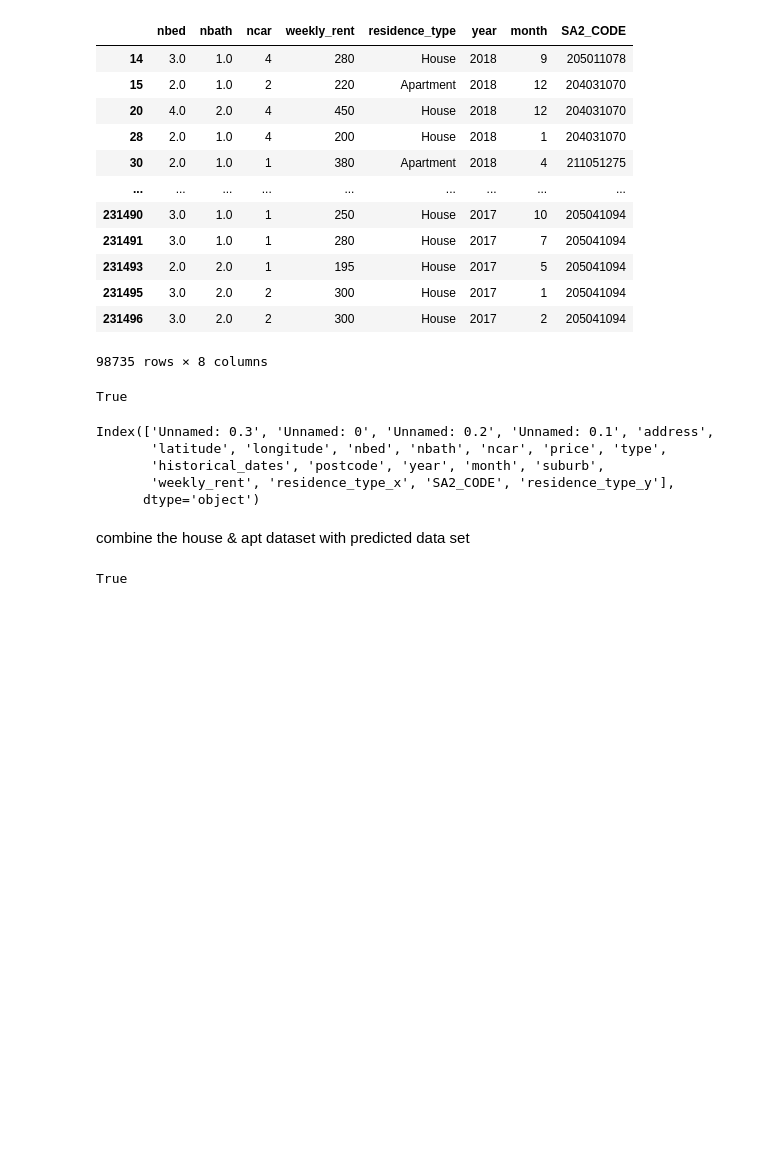
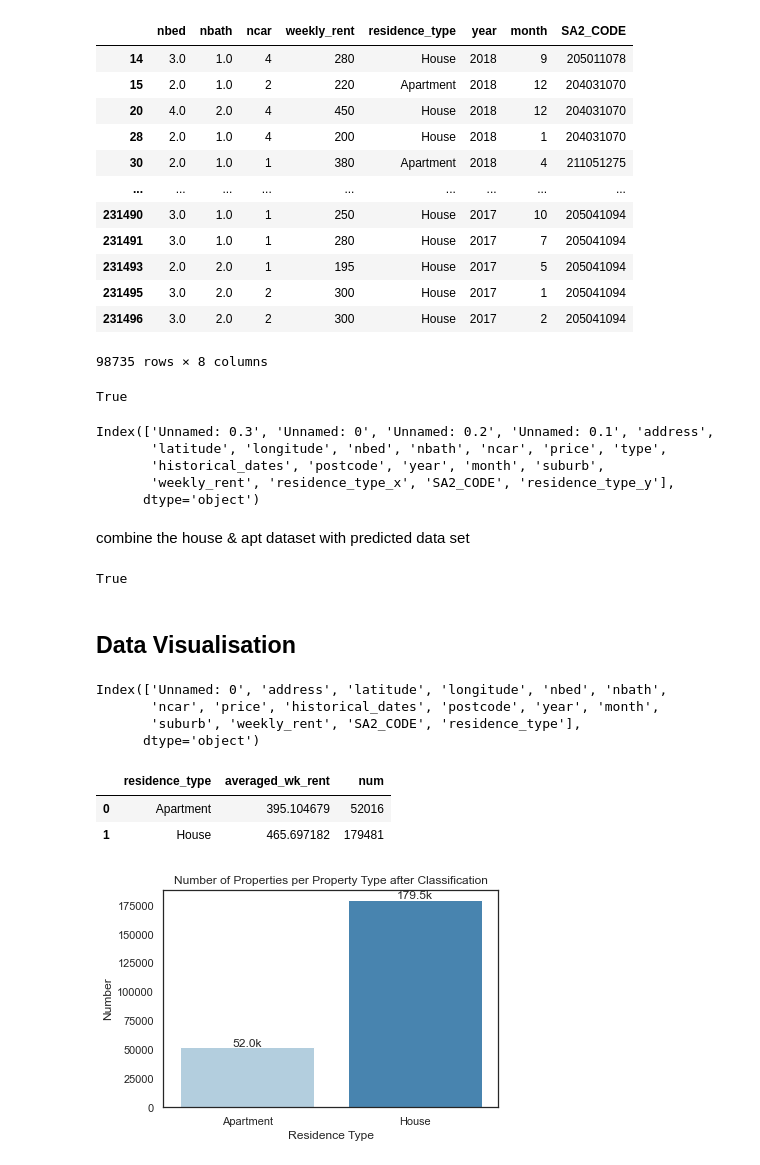
Before and after one commit to MAST30034-Applied-Data-Science/generic-real-estate-consulting-project-group-43, a Jupyter notebook: models/classify_property_type.ipynb, the cells around one changed output. Drawn from its saved outputs; the diff is of its cells as text; code cells hidden in the pictures; blank space fills up the shorter version.

Commit message:
added some presentation figure

```diff
--- a/models/classify_property_type.ipynb
+++ b/models/classify_property_type.ipynb
@@ -560,3 +564,53 @@ YEAR = list(result.year.unique())
 for year in YEAR:
     df = result[result.year == year]
     df.to_csv(f'../../data/curated/property_all_with_SA2_classified/{year}_property_with_SA2_classified.csv')
+# %% [markdown]
+## Data Visualisation
+# %%
+import glob
+import pandas as pd
+path = "../data/curated/property_all_with_SA2_classified/*.csv"
+file_lst = []
+for fname in glob.glob(path):
+    file_lst.append(fname)
+combined_csv = pd.concat([pd.read_csv(f) for f in file_lst ])
+# %%
+combined_csv.columns
+# %% [output]
+Index(['Unnamed: 0', 'address', 'latitude', 'longitude', 'nbed', 'nbath',
+       'ncar', 'price', 'historical_dates', 'postcode', 'year', 'month',
+       'suburb', 'weekly_rent', 'SA2_CODE', 'residence_type'],
+      dtype='object')
+# %%
+type_df2 = combined_csv[['residence_type', 'year','weekly_rent','postcode']]\
+        .groupby(['residence_type'],as_index = False) \
+        .agg(
+            {\
+                'weekly_rent': 'mean', # count number of instances from sample
+                'postcode': 'count'
+            }
+        ) \
+        .rename({'postcode': 'num','weekly_rent': 'averaged_wk_rent' }, axis=1)
+
+type_df2
+# %% [output]
+|  | residence_type | averaged_wk_rent | num |
+| 0 | Apartment | 395.104679 | 52016 |
+| 1 | House | 465.697182 | 179481 |
+# %%
+#plt.figure(figsize=(15,15))
+
+ranks = type_df2.num.rank().sub(1).astype(int).array
+palette = sns.color_palette('Blues', len(ranks))
+
+sns.set(font_scale=1)
+sns.set_theme(style='white')
+ax = sns.barplot(
+    data=type_df2, x="residence_type", y="num", palette=np.array(palette)[ranks]
+)
+#ax.bar_label(ax.containers[0])
+show_values(ax)
+ax.set(title = "Number of Properties per Property Type after Classification", ylabel = "Number", xlabel = "Residence Type")
+plt.savefig("../plots/figure/Number of Properties per Property Type after Classification.jpg")
+# %% [output]
+[figure, added]
```
Also changed, not shown: parts of 1 cell of this notebook, 11 other files.
